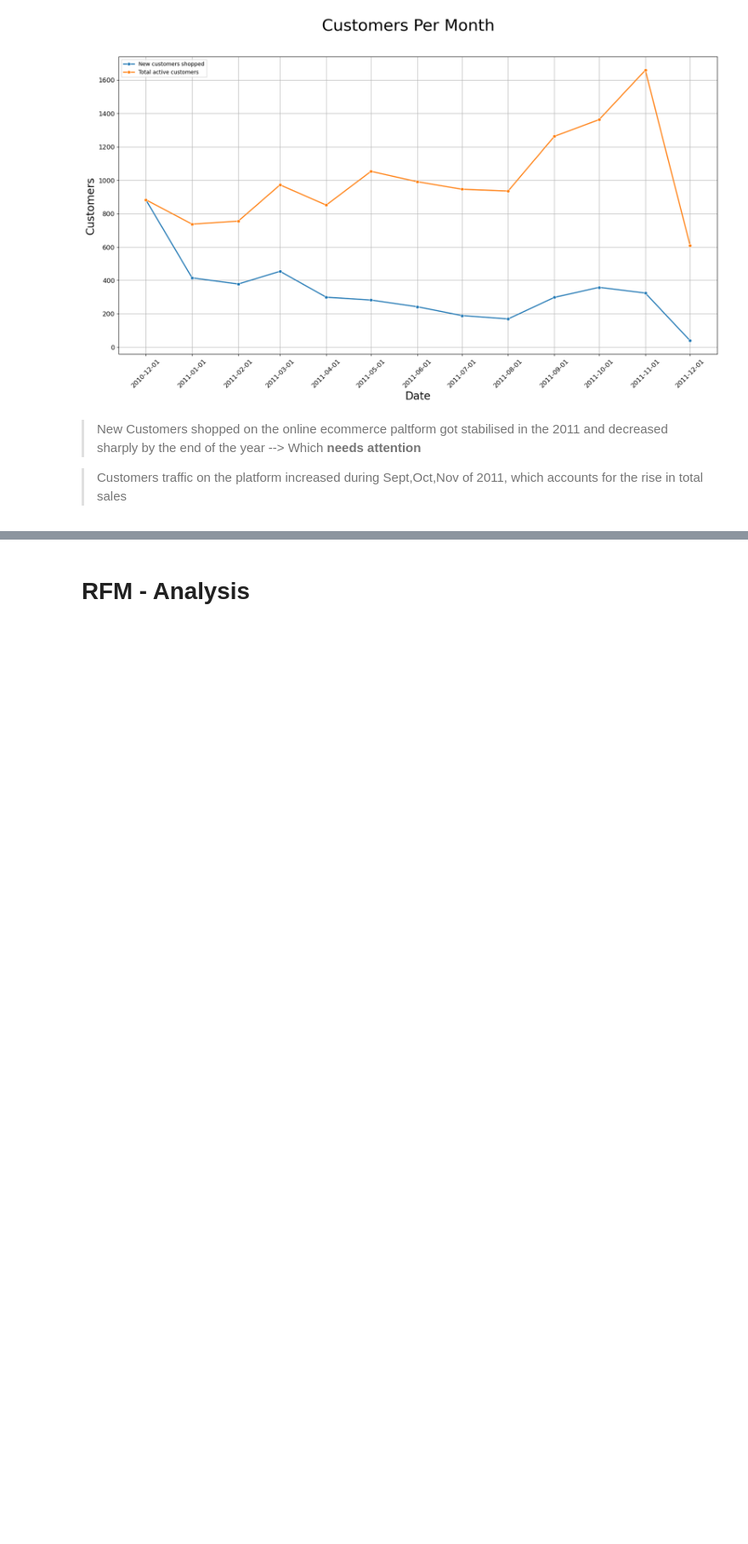
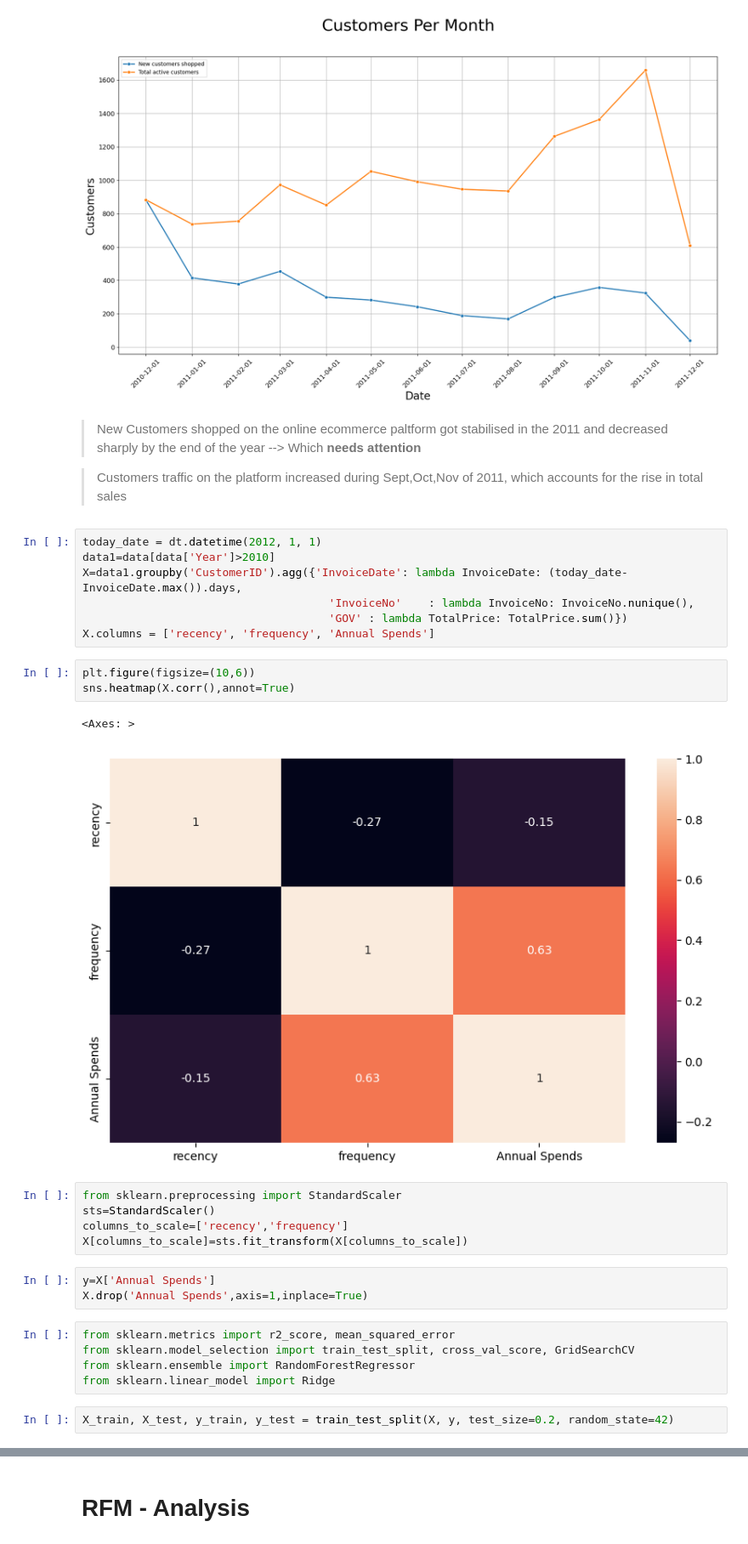
Before and after one commit to rahulnk09/iNeuBytes, a Jupyter notebook: major_task_ecommerce-customerclassification-ineubytes.ipynb, the cells around one changed output, grey strips where cells are left out. Shown at 85% size. Cells and saved outputs as stored; diff of their text form; blank space fills up the shorter version.

Commit message:
Kaggle Notebook | Ecommerce_CustomerClassification_iNeuBytes | Version 2

```diff
--- a/major_task_ecommerce-customerclassification-ineubytes.ipynb
+++ b/major_task_ecommerce-customerclassification-ineubytes.ipynb
@@ -348,3 +357,31 @@ plt.grid()
 > New Customers shopped on the online ecommerce paltform got stabilised in the 2011 and decreased sharply by the end of the year --> Which **needs attention**
 
 > Customers traffic on the platform increased during Sept,Oct,Nov of 2011, which accounts for the rise in total sales
+# %%
+today_date = dt.datetime(2012, 1, 1)
+data1=data[data['Year']>2010]
+X=data1.groupby('CustomerID').agg({'InvoiceDate': lambda InvoiceDate: (today_date- InvoiceDate.max()).days,
+                                     'InvoiceNo'    : lambda InvoiceNo: InvoiceNo.nunique(),
+                                     'GOV' : lambda TotalPrice: TotalPrice.sum()})
+X.columns = ['recency', 'frequency', 'Annual Spends']
+# %%
+plt.figure(figsize=(10,6))
+sns.heatmap(X.corr(),annot=True)
+# %% [output]
+<Axes: >
+[figure, added]
+# %%
+from sklearn.preprocessing import StandardScaler
+sts=StandardScaler()
+columns_to_scale=['recency','frequency']
+X[columns_to_scale]=sts.fit_transform(X[columns_to_scale])
+# %%
+y=X['Annual Spends']
+X.drop('Annual Spends',axis=1,inplace=True)
+# %%
+from sklearn.metrics import r2_score, mean_squared_error
+from sklearn.model_selection import train_test_split, cross_val_score, GridSearchCV
+from sklearn.ensemble import RandomForestRegressor
+from sklearn.linear_model import Ridge
+# %%
+X_train, X_test, y_train, y_test = train_test_split(X, y, test_size=0.2, random_state=42)
```
Also changed, not shown: parts of 23 cells of this notebook.
